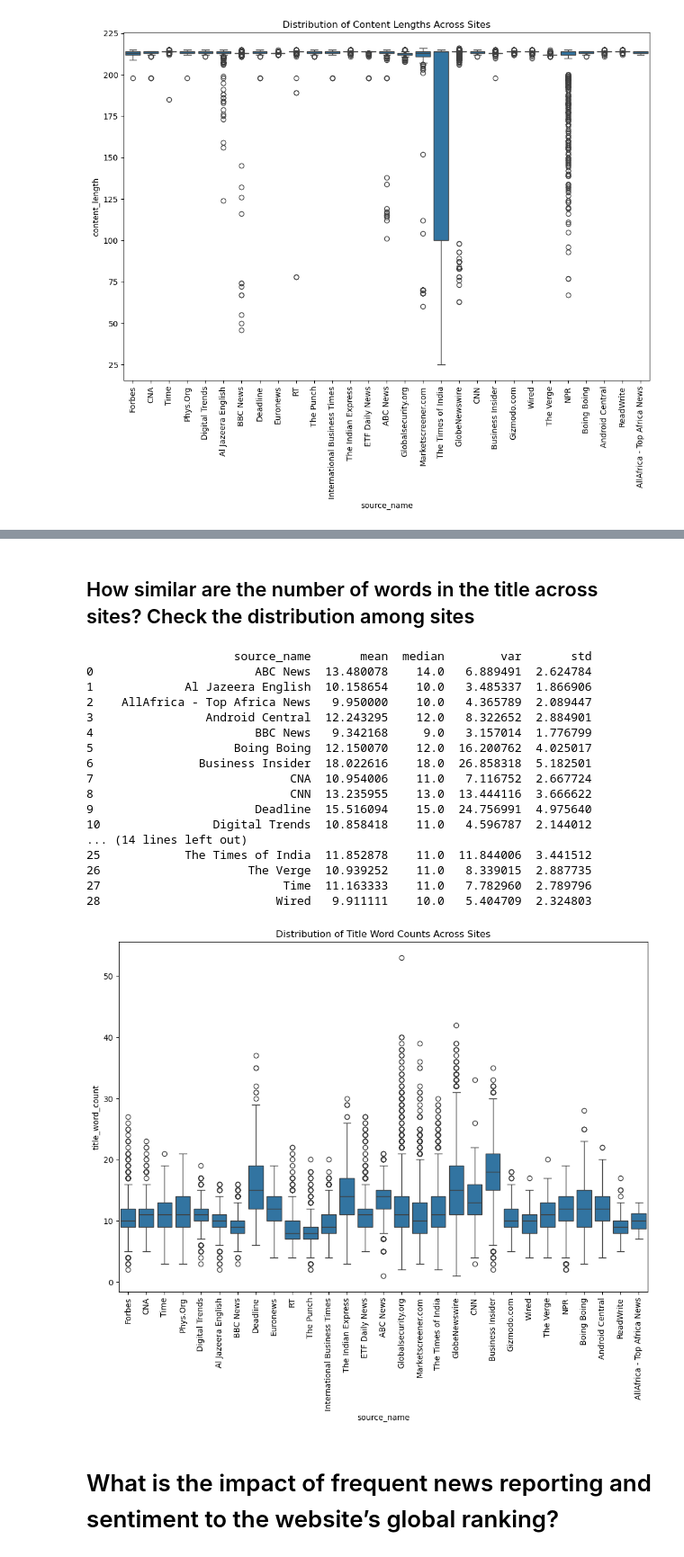
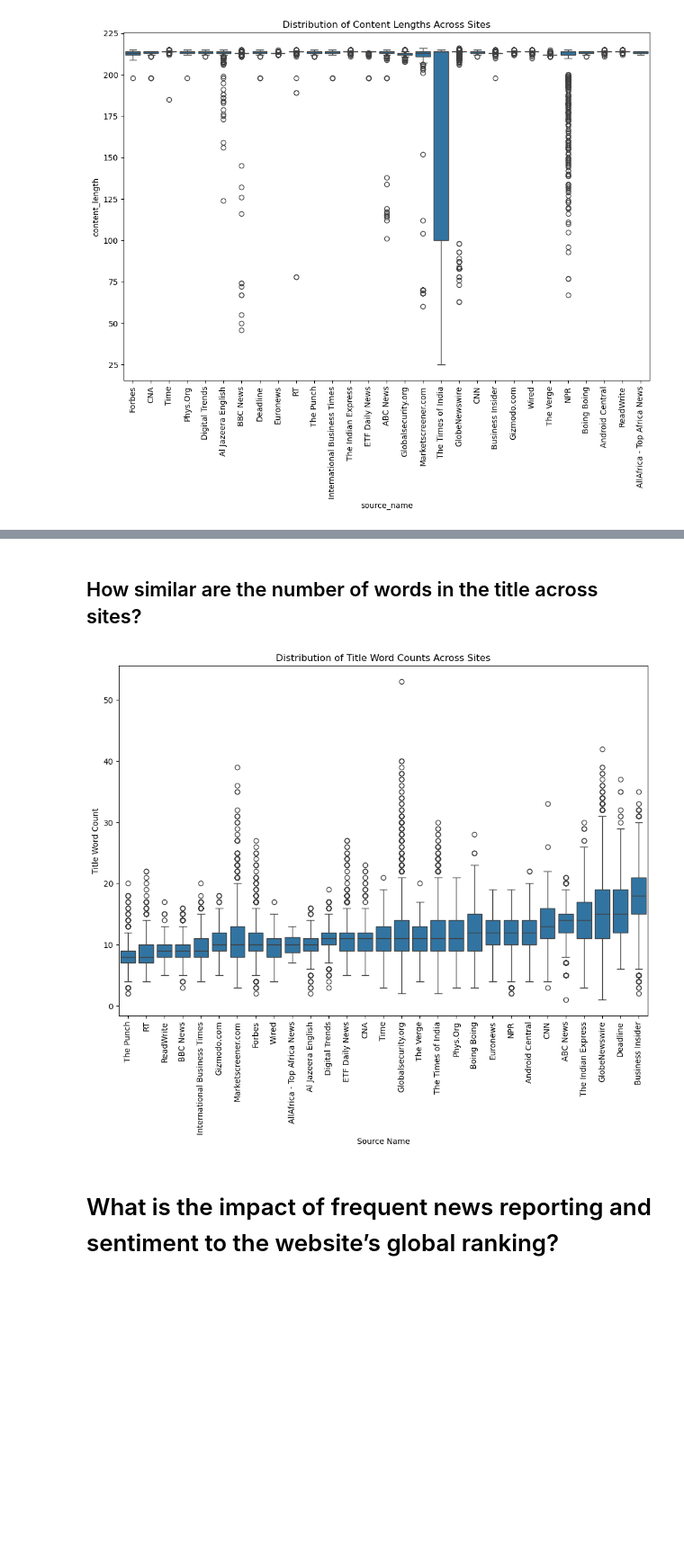
Before and after one commit to mekbibisdone/news_correlation, a Jupyter notebook: notebooks/news_eda.ipynb, the cells around one changed output, grey strips where cells are left out. Shown at 90% size. Drawn from its saved outputs; the diff is of its cells as text; code cells hidden in the pictures; blank space fills up the shorter version.

Commit message:
Rename and clarify plots

```diff
--- a/notebooks/news_eda.ipynb
+++ b/notebooks/news_eda.ipynb
@@ -432,36 +440,23 @@ plt.show()
 # %% [markdown]
-## How similar are the number of words in the title across sites? Check the distribution among sites
+## How similar are the number of words in the title across sites?
 # %%
 data['title_word_count'] = data['title'].map(lambda x: len(str(x).split()))
 
 title_stats = data.groupby('source_name')['title_word_count'].agg(['mean', 'median', 'var', 'std']).reset_index()
 
-print(title_stats)
+title_stats = data.groupby('source_name')['title_word_count'].agg(['mean', 'median', 'var', 'std']).reset_index()
+sorted_sources = title_stats.sort_values('median')['source_name']
 
+# Boxplot with sorted sources
 plt.figure(figsize=(12, 8))
-sns.boxplot(x='source_name', y='title_word_count', data=data)
+sns.boxplot(x='source_name', y='title_word_count', data=data, order=sorted_sources)
 plt.xticks(rotation=90)
 plt.title('Distribution of Title Word Counts Across Sites')
+plt.ylabel('Title Word Count')
+plt.xlabel('Source Name')
 plt.show()
 # %% [output]
-                     source_name       mean  median        var       std
-0                       ABC News  13.480078    14.0   6.889491  2.624784
-1             Al Jazeera English  10.158654    10.0   3.485337  1.866906
-2    AllAfrica - Top Africa News   9.950000    10.0   4.365789  2.089447
-3                Android Central  12.243295    12.0   8.322652  2.884901
-4                       BBC News   9.342168     9.0   3.157014  1.776799
-5                    Boing Boing  12.150070    12.0  16.200762  4.025017
-6               Business Insider  18.022616    18.0  26.858318  5.182501
-7                            CNA  10.954006    11.0   7.116752  2.667724
-8                            CNN  13.235955    13.0  13.444116  3.666622
-9                       Deadline  15.516094    15.0  24.756991  4.975640
-10                Digital Trends  10.858418    11.0   4.596787  2.144012
-... (14 lines left out)
-25            The Times of India  11.852878    11.0  11.844006  3.441512
-26                     The Verge  10.939252    11.0   8.339015  2.887735
-27                          Time  11.163333    11.0   7.782960  2.789796
-28                         Wired   9.911111    10.0   5.404709  2.324803
-[figure, old version]
+[figure, new version]
 # %% [markdown]
 # What is the impact of frequent news reporting and sentiment to the website’s global ranking?
 # %%
```
Also changed, not shown: parts of 6 cells of this notebook, 2 other files.
